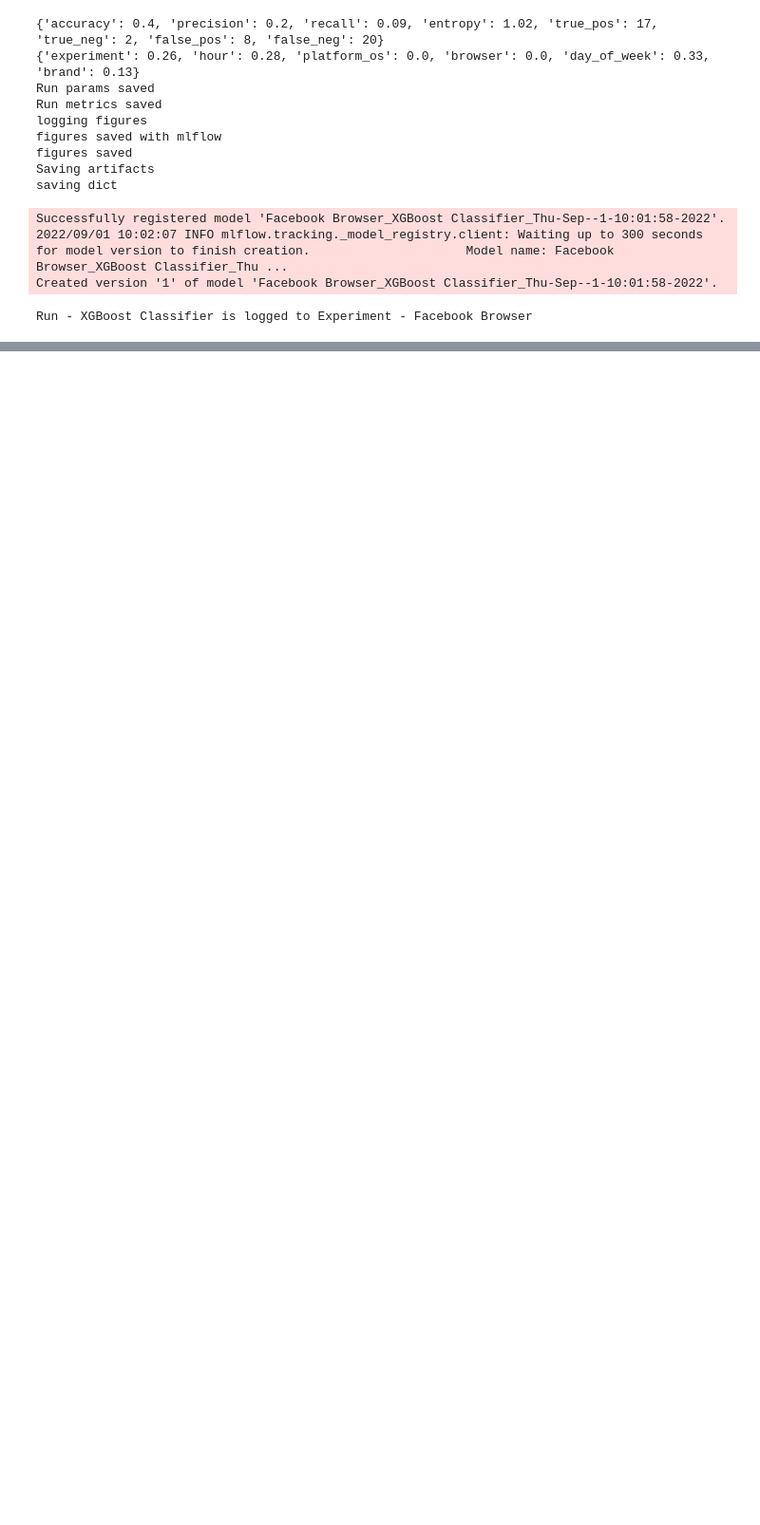
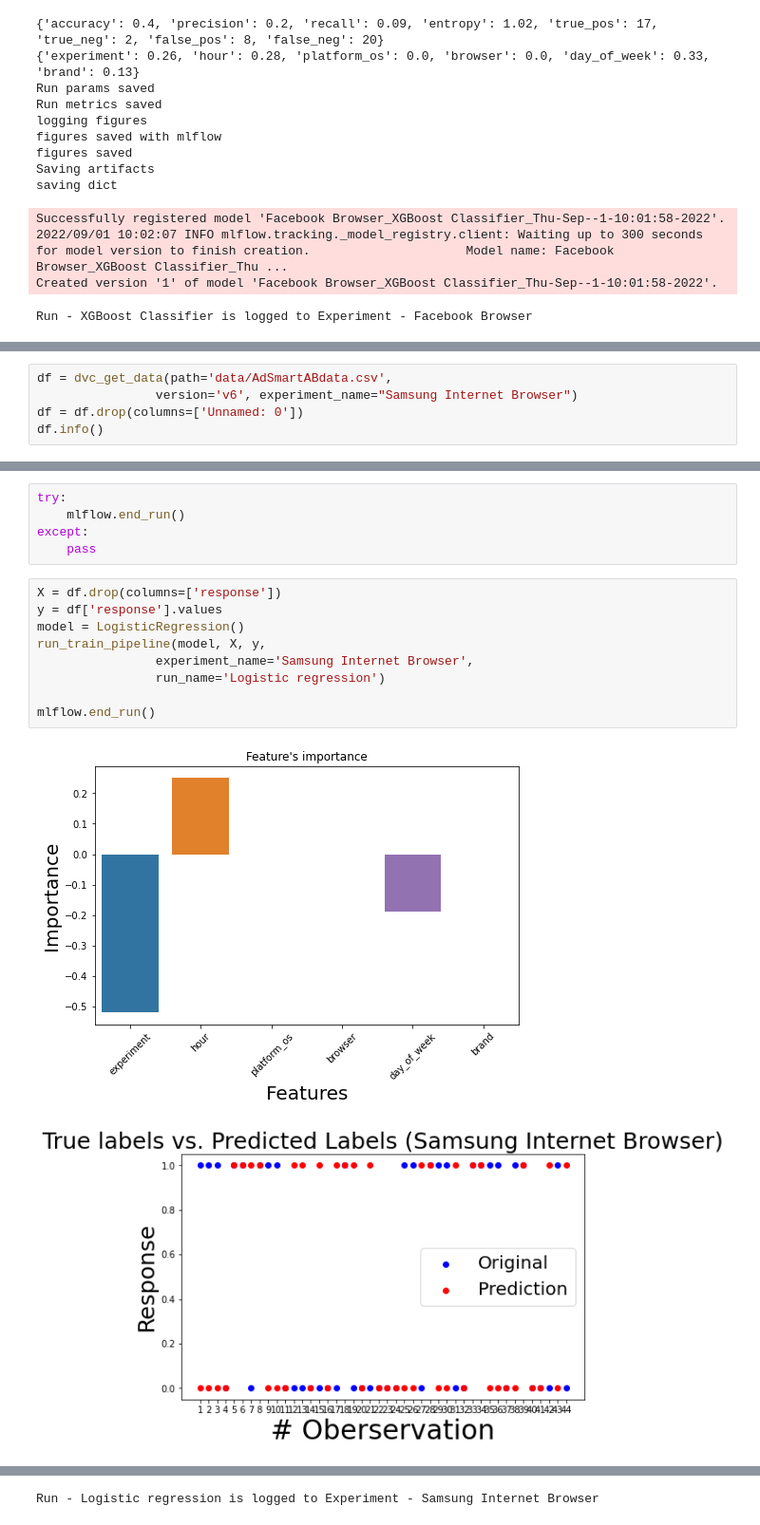
Before and after one commit to YasabnehT/A-B-Hypothesis-Testing, a Jupyter notebook: notebooks/modeling browser and platform.ipynb, the cells around one changed output, grey strips where cells are left out. Shown at 95% size. Drawn from its saved outputs; the diff is of its cells as text; blank space fills up the shorter version.

Commit message:
Modeling on Platform OS  data set versioned using dvc

```diff
--- a/notebooks/modeling browser and platform.ipynb
+++ b/notebooks/modeling browser and platform.ipynb
@@ -339,0 +342,5 @@ Run - XGBoost Classifier is logged to Experiment - Facebook Browser
+# %%
+df = dvc_get_data(path='data/AdSmartABdata.csv',
+                version='v6', experiment_name="Samsung Internet Browser")
+df = df.drop(columns=['Unnamed: 0'])
+df.info()
@@ -339,0 +373,17 @@ Run - XGBoost Classifier is logged to Experiment - Facebook Browser
+# %%
+try:
+    mlflow.end_run()
+except:
+    pass
+# %%
+X = df.drop(columns=['response'])
+y = df['response'].values
+model = LogisticRegression()
+run_train_pipeline(model, X, y,
+                experiment_name='Samsung Internet Browser',
+                run_name='Logistic regression')
+
+mlflow.end_run()
+# %% [output]
+[figure, added]
+[figure, added]
@@ -339,0 +403 @@ Run - XGBoost Classifier is logged to Experiment - Facebook Browser
+Run - Logistic regression is logged to Experiment - Samsung Internet Browser
```
Also changed, not shown: parts of 21 cells of this notebook, 31 other files.
